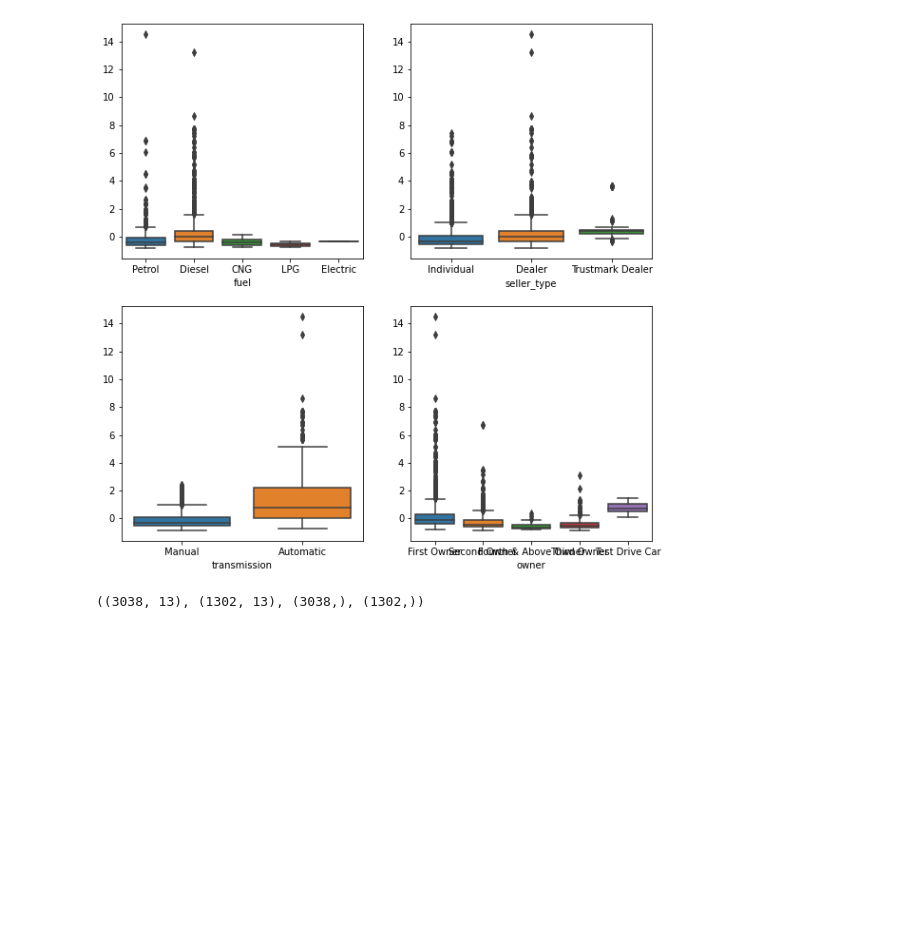
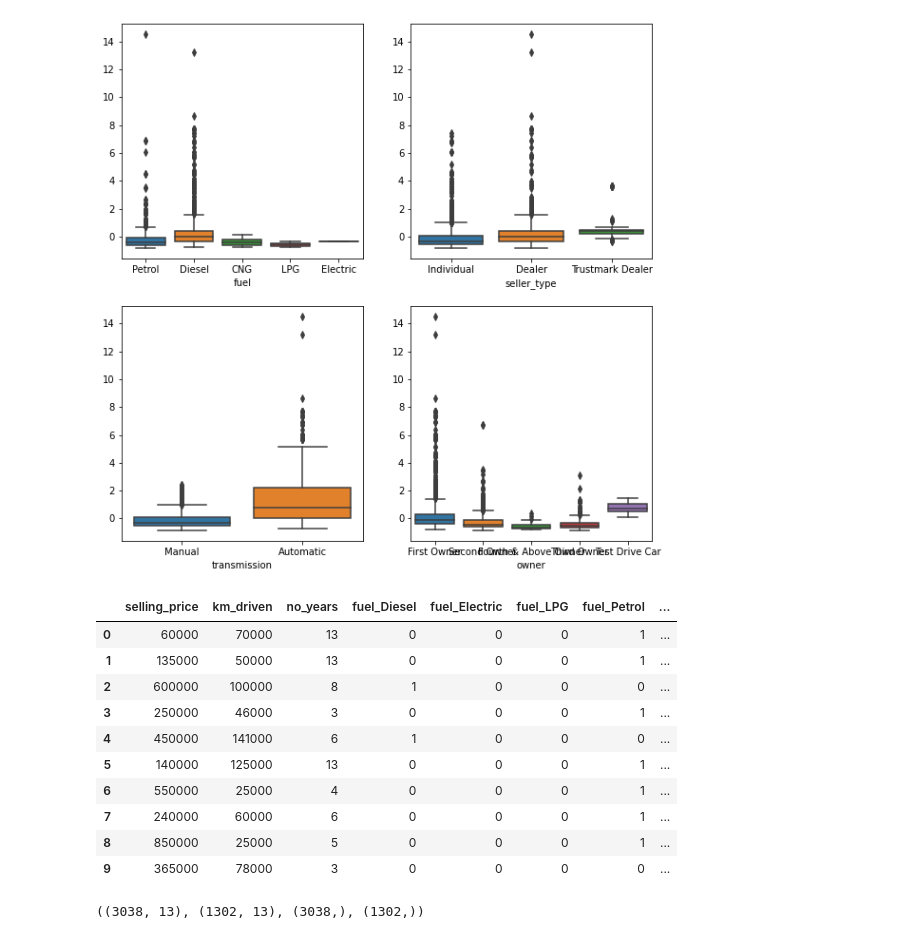
Before and after one commit to titanium-debug/Car-Price-Prediction, a Jupyter notebook: Car Price Prediction.ipynb, the cells around one changed output. Cells and saved outputs as stored; diff of their text form; code cells hidden in the pictures; blank space fills up the shorter version.

```diff
--- a/Car Price Prediction.ipynb
+++ b/Car Price Prediction.ipynb
@@ -78,6 +96,20 @@ for i in columns:
 from sklearn.model_selection import train_test_split
 # %%
 final_data = pd.get_dummies(data, drop_first=True)
+# %%
+final_data.head(10)
+# %% [output]
+|  | selling_price | km_driven | no_years | fuel_Diesel | fuel_Electric | fuel_LPG | fuel_Petrol | ... |
+| 0 | 60000 | 70000 | 13 | 0 | 0 | 0 | 1 | ... |
+| 1 | 135000 | 50000 | 13 | 0 | 0 | 0 | 1 | ... |
+| 2 | 600000 | 100000 | 8 | 1 | 0 | 0 | 0 | ... |
+| 3 | 250000 | 46000 | 3 | 0 | 0 | 0 | 1 | ... |
+| 4 | 450000 | 141000 | 6 | 1 | 0 | 0 | 0 | ... |
+| 5 | 140000 | 125000 | 13 | 0 | 0 | 0 | 1 | ... |
+| 6 | 550000 | 25000 | 4 | 0 | 0 | 0 | 1 | ... |
+| 7 | 240000 | 60000 | 6 | 0 | 0 | 0 | 1 | ... |
+| 8 | 850000 | 25000 | 5 | 0 | 0 | 0 | 1 | ... |
+| 9 | 365000 | 78000 | 3 | 0 | 0 | 0 | 0 | ... |
 # %%
 X = final_data.iloc[:,1:]
 y = final_data.iloc[:,0]
```
Also changed, not shown: parts of 5 cells of this notebook.
